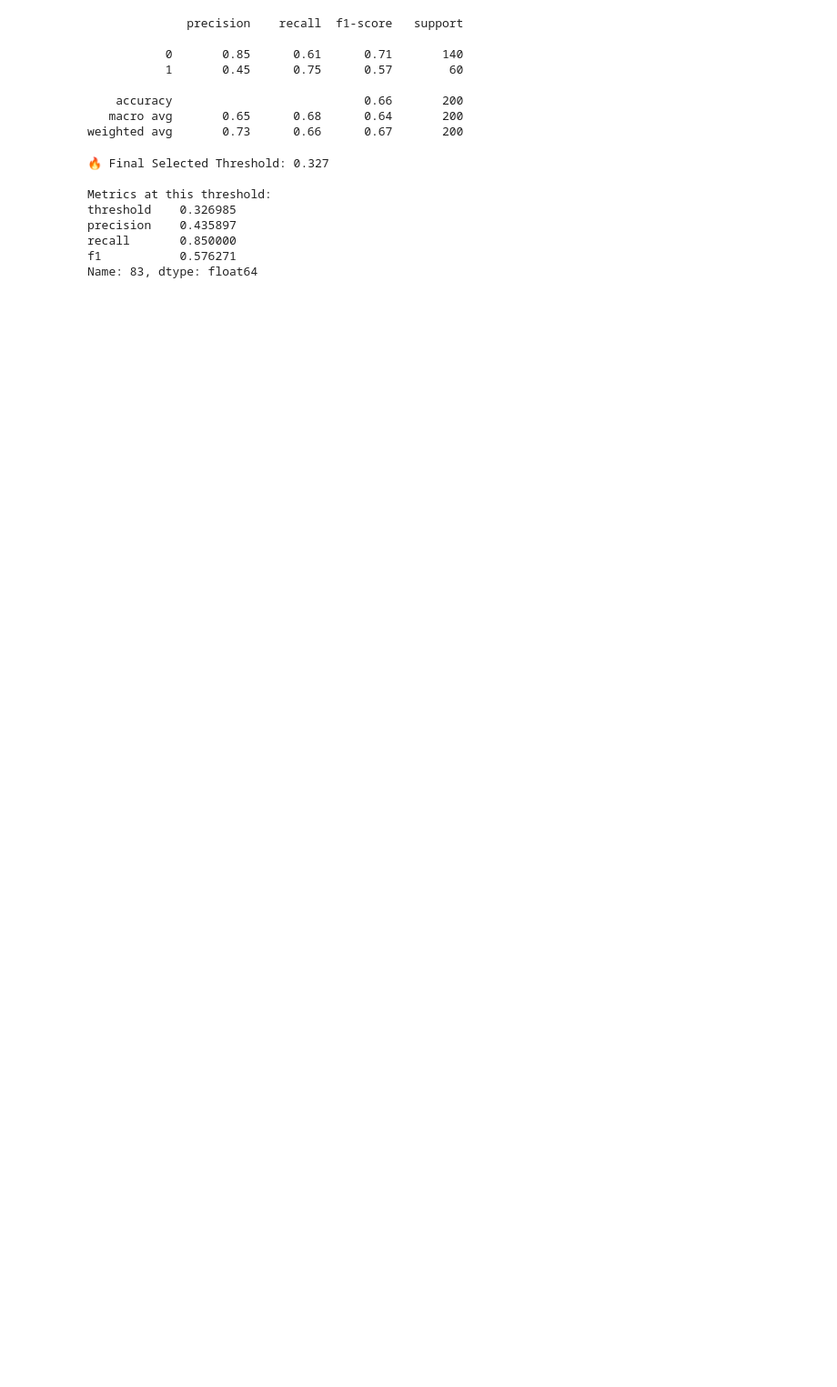
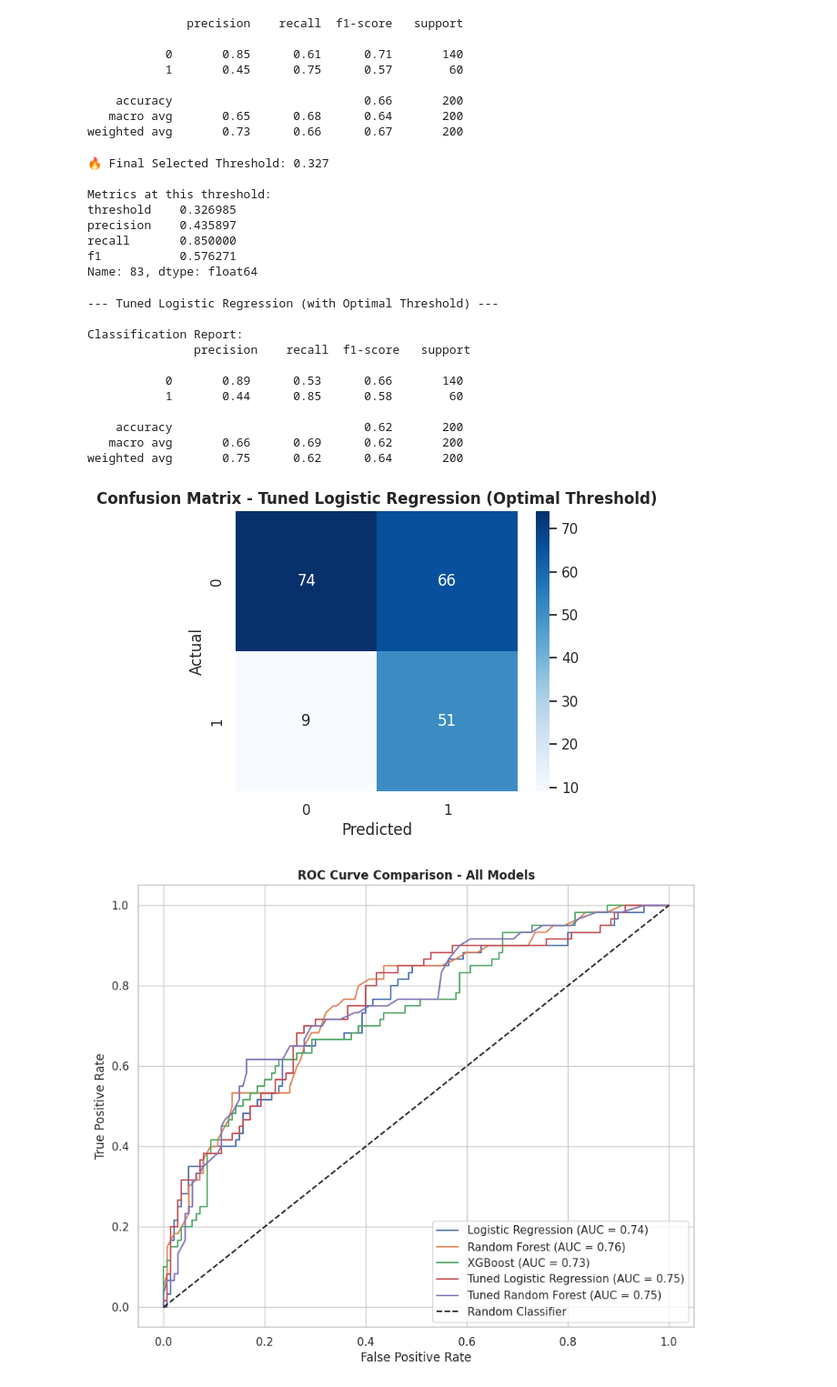
Before and after one commit to Manav716/credit-risk-model, a Jupyter notebook: Credit_risk_model.ipynb, the cells around one changed output. Shown at 91% size. Drawn from its saved outputs; the diff is of its cells as text; code cells hidden in the pictures; blank space fills up the shorter version.

```diff
--- a/Credit_risk_model.ipynb
+++ b/Credit_risk_model.ipynb
@@ -748,3 +748,67 @@ precision    0.435897
 recall       0.850000
 f1           0.576271
 Name: 83, dtype: float64
+# %%
+import matplotlib.pyplot as plt
+import seaborn as sns
+from sklearn.metrics import classification_report, confusion_matrix, roc_curve, roc_auc_score, auc # Import auc
+
+sns.set_theme(style="whitegrid")
+
+# --- Final Classification Report and Confusion Matrix for Tuned Logistic Regression (with optimal threshold) ---
+print("\n--- Tuned Logistic Regression (with Optimal Threshold) ---\n")
+print("Classification Report:\n", classification_report(y_test, y_pred_final))
+
+cm_tuned_lr_optimal = confusion_matrix(y_test, y_pred_final)
+plt.figure(figsize=(5,4))
+sns.heatmap(cm_tuned_lr_optimal, annot=True, fmt='d', cmap='Blues')
+plt.title("Confusion Matrix - Tuned Logistic Regression (Optimal Threshold)", weight='bold')
+plt.xlabel('Predicted')
+plt.ylabel('Actual')
+plt.show()
+
+# --- Prepare ROC data for all models (including tuned ones) ---
+# Re-use existing roc_data from cell gL-ZU2EoWDHn, then add tuned models
+# Make sure to run cell gL-ZU2EoWDHn to get the original roc_data if not already in kernel
+
+# ROC data for Tuned Logistic Regression
+y_prob_tuned_lr = best_model.predict_proba(X_test_scaled)[:, 1]
+fpr_tuned_lr, tpr_tuned_lr, _ = roc_curve(y_test, y_prob_tuned_lr)
+
+# ROC data for Tuned Random Forest
+y_prob_tuned_rf = best_rf.predict_proba(X_test_scaled)[:, 1]
+fpr_tuned_rf, tpr_tuned_rf, _ = roc_curve(y_test, y_prob_tuned_rf)
+
+# Consolidate ROC data
+final_roc_data = roc_data.copy() # Start with initial models
+final_roc_data['Tuned Logistic Regression'] = (fpr_tuned_lr, tpr_tuned_lr)
+final_roc_data['Tuned Random Forest'] = (fpr_tuned_rf, tpr_tuned_rf)
+
+# --- ROC Curve Comparison (All Models) ---
+plt.figure(figsize=(10,8))
+
+for name, (fpr, tpr) in final_roc_data.items():
+    # Use auc(fpr, tpr) instead of roc_auc_score(y_test, tpr) to calculate AUC from the curve data
+    plt.plot(fpr, tpr, label=f'{name} (AUC = {auc(fpr, tpr):.2f})')
+
+plt.plot([0,1], [0,1], 'k--', label='Random Classifier')  # Random line
+plt.title("ROC Curve Comparison - All Models", weight='bold')
+plt.xlabel("False Positive Rate")
+plt.ylabel("True Positive Rate")
+plt.legend()
+plt.grid(True)
+plt.show()
+# %% [output]
+--- Tuned Logistic Regression (with Optimal Threshold) ---
+
+Classification Report:
+               precision    recall  f1-score   support
+
+           0       0.89      0.53      0.66       140
+           1       0.44      0.85      0.58        60
+
+    accuracy                           0.62       200
+   macro avg       0.66      0.69      0.62       200
+weighted avg       0.75      0.62      0.64       200
+[figure, added]
+[figure, added]
```
